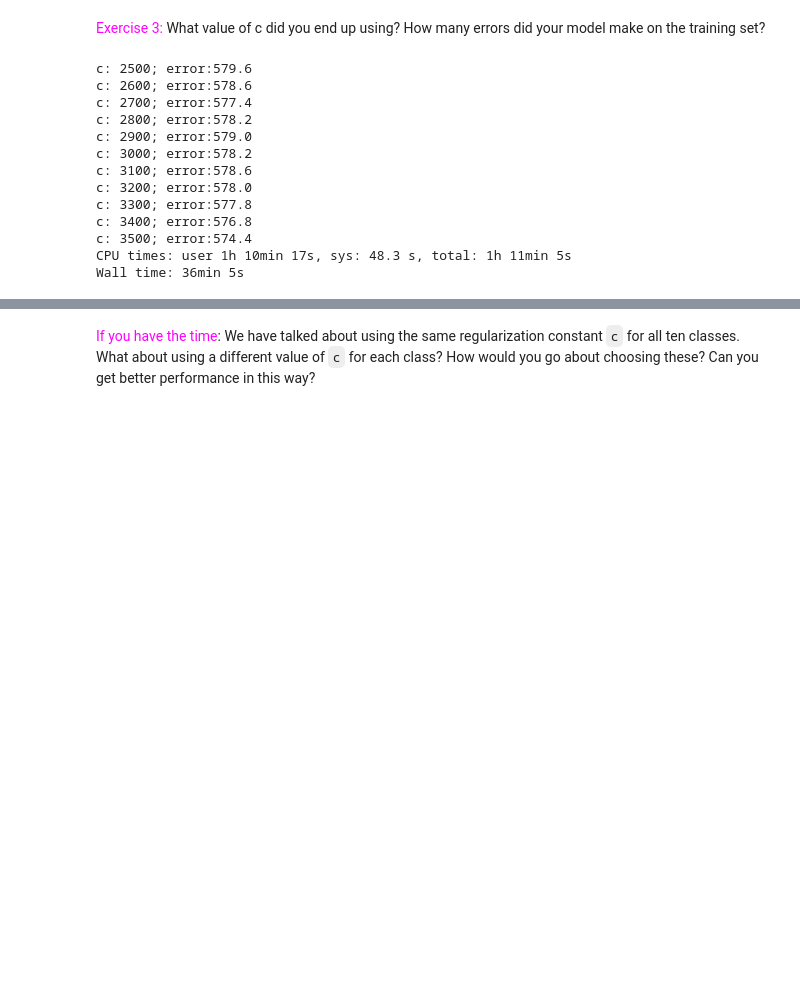
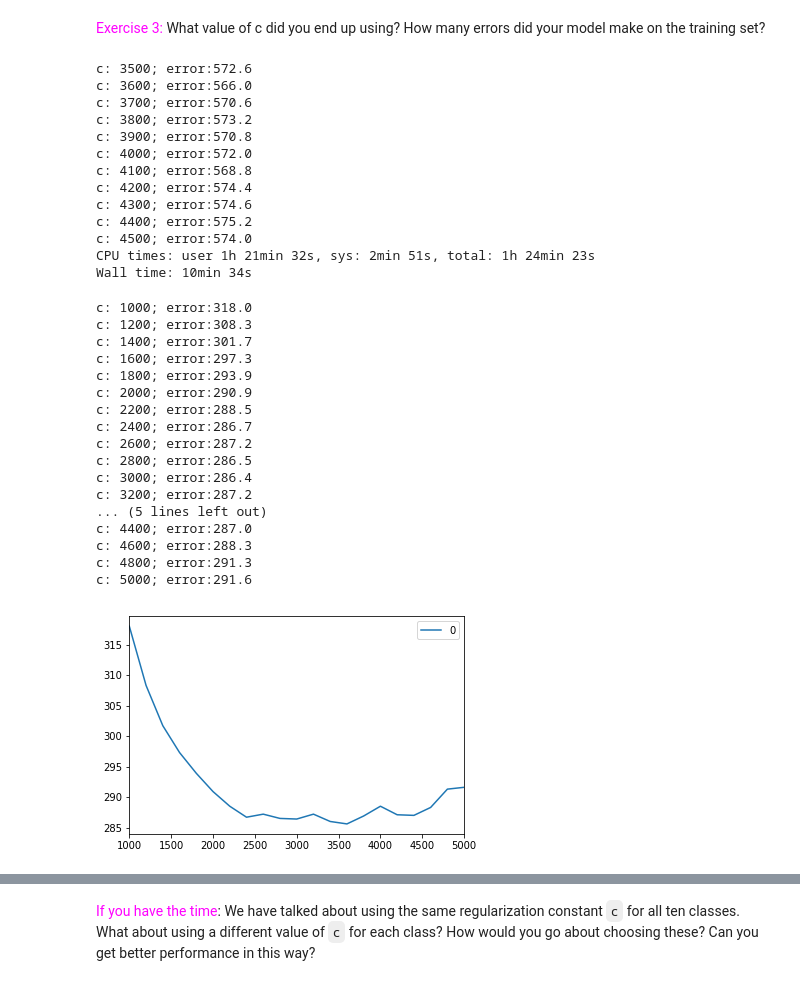
Before and after one commit to LukasPatzke/MachineLearning, a Jupyter notebook: UCSanDiegoX/Week3/generative-mnist/generative_mnist.ipynb, the cells around one changed output, grey strips where cells are left out. Saved outputs shown, nothing was run; the diff lists cells and outputs as text; code cells hidden in the pictures; blank space fills up the shorter version.

```diff
--- a/UCSanDiegoX/Week3/generative-mnist/generative_mnist.ipynb
+++ b/UCSanDiegoX/Week3/generative-mnist/generative_mnist.ipynb
@@ -159,21 +161,52 @@ def test_kfold(x, y, k, c):
     return np.sum(errors)/k
 # %%
 %%time
-for c in range(2500, 3501, 100):
+for c in range(3500, 4501, 100):
     error = test_kfold(train_data, train_labels, 5, c)
     print('c: %s; error:%s' % (c, error))
 # %% [output]
-c: 2500; error:579.6
-c: 2600; error:578.6
-c: 2700; error:577.4
-c: 2800; error:578.2
-c: 2900; error:579.0
-c: 3000; error:578.2
-c: 3100; error:578.6
-c: 3200; error:578.0
-c: 3300; error:577.8
-c: 3400; error:576.8
-c: 3500; error:574.4
-CPU times: user 1h 10min 17s, sys: 48.3 s, total: 1h 11min 5s
-Wall time: 36min 5s
+c: 3500; error:572.6
+c: 3600; error:566.0
+c: 3700; error:570.6
+c: 3800; error:573.2
+c: 3900; error:570.8
+c: 4000; error:572.0
+c: 4100; error:568.8
+c: 4200; error:574.4
+c: 4300; error:574.6
+c: 4400; error:575.2
+c: 4500; error:574.0
+CPU times: user 1h 21min 32s, sys: 2min 51s, total: 1h 24min 23s
+Wall time: 10min 34s
+# %%
+def plot_errors(c_list):
+    errors = {}
+    for c in c_list:
+        error = test_kfold(train_data, train_labels, 10, c)
+        errors[c] = error
+        print('c: %s; error:%s' % (c, error))
+
+    err = pd.DataFrame.from_dict(errors, orient='index')
+    err.plot()
+# %%
+plot_errors(range(1000, 5001, 200))
+# %% [output]
+c: 1000; error:318.0
+c: 1200; error:308.3
+c: 1400; error:301.7
+c: 1600; error:297.3
+c: 1800; error:293.9
+c: 2000; error:290.9
+c: 2200; error:288.5
+c: 2400; error:286.7
+c: 2600; error:287.2
+c: 2800; error:286.5
+c: 3000; error:286.4
+c: 3200; error:287.2
+... (5 lines left out)
+c: 4400; error:287.0
+c: 4600; error:288.3
+c: 4800; error:291.3
+c: 5000; error:291.6
+[figure, added]
 # %%
```
Also changed, not shown: parts of 7 cells of this notebook.
